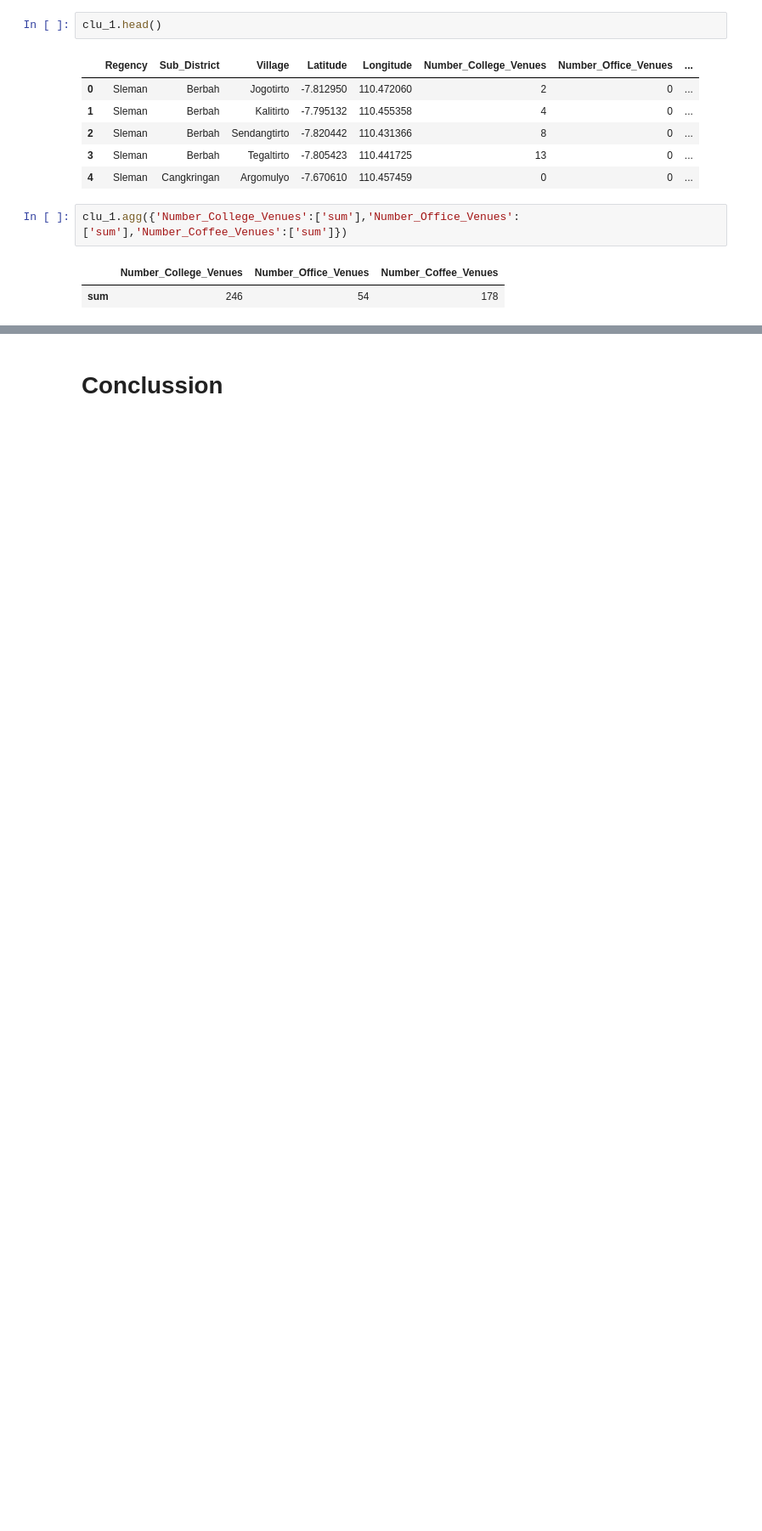
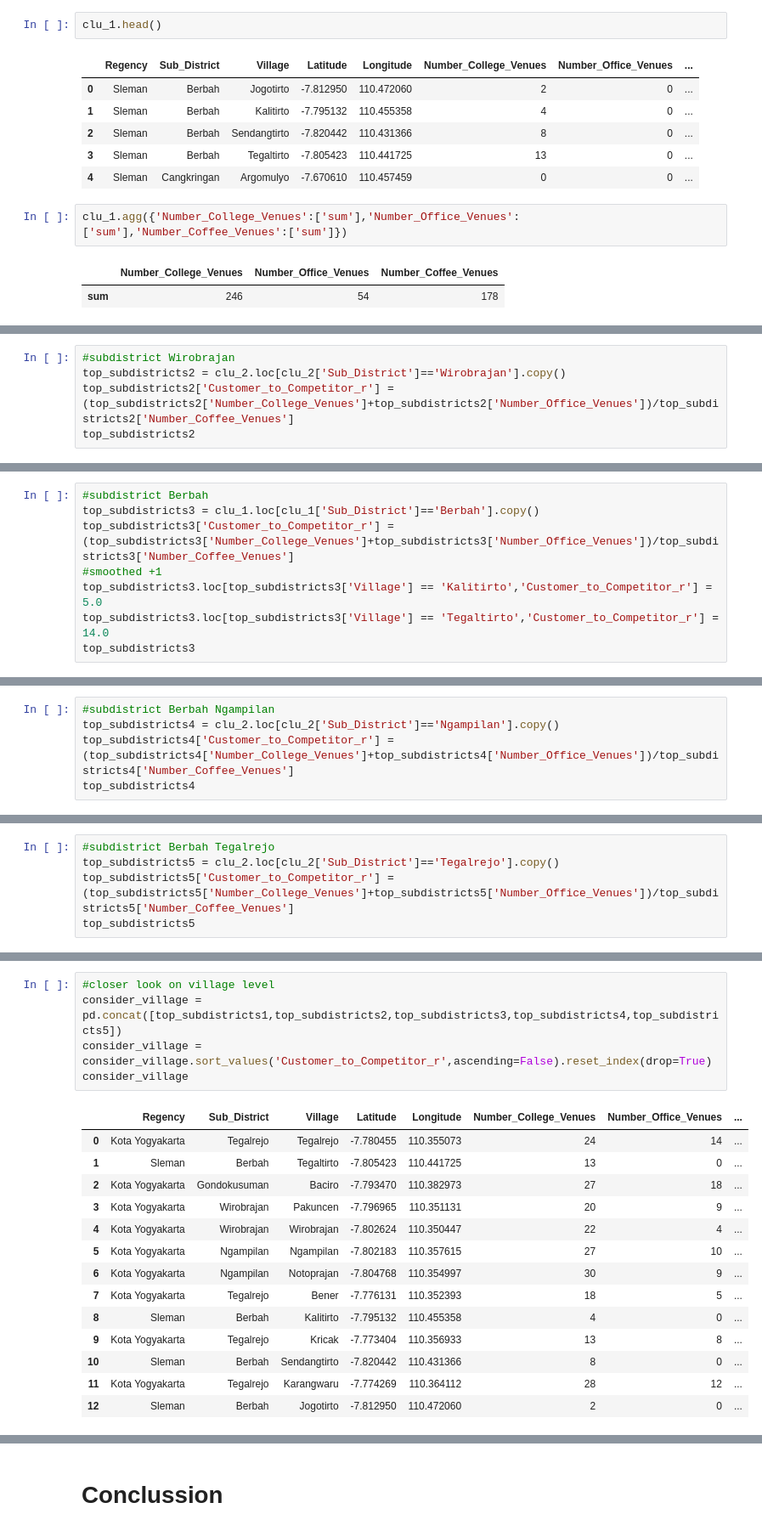
Before and after one commit to zylbergs/Project_Portofolio, a Jupyter notebook: IBMDS_capstone_project_Strategic_Branch_Estabilishment/Strategic_Branch_Estabilishment.ipynb, the cells around one changed output, grey strips where cells are left out. Shown at 85% size. Cells and saved outputs as stored; diff of their text form; blank space fills up the shorter version.

```diff
--- a/IBMDS_capstone_project_Strategic_Branch_Estabilishment/Strategic_Branch_Estabilishment.ipynb
+++ b/IBMDS_capstone_project_Strategic_Branch_Estabilishment/Strategic_Branch_Estabilishment.ipynb
@@ -550,0 +492,5 @@ df_yk
+# %%
+#subdistrict Wirobrajan
+top_subdistricts2 = clu_2.loc[clu_2['Sub_District']=='Wirobrajan'].copy()
+top_subdistricts2['Customer_to_Competitor_r'] = (top_subdistricts2['Number_College_Venues']+top_subdistricts2['Number_Office_Venues'])/top_subdistricts2['Number_Coffee_Venues']
+top_subdistricts2
@@ -550,0 +501,8 @@ df_yk
+# %%
+#subdistrict Berbah
+top_subdistricts3 = clu_1.loc[clu_1['Sub_District']=='Berbah'].copy()
+top_subdistricts3['Customer_to_Competitor_r'] = (top_subdistricts3['Number_College_Venues']+top_subdistricts3['Number_Office_Venues'])/top_subdistricts3['Number_Coffee_Venues']
+#smoothed +1
+top_subdistricts3.loc[top_subdistricts3['Village'] == 'Kalitirto','Customer_to_Competitor_r'] = 5.0
+top_subdistricts3.loc[top_subdistricts3['Village'] == 'Tegaltirto','Customer_to_Competitor_r'] = 14.0
+top_subdistricts3
@@ -550,0 +515,5 @@ df_yk
+# %%
+#subdistrict Berbah Ngampilan
+top_subdistricts4 = clu_2.loc[clu_2['Sub_District']=='Ngampilan'].copy()
+top_subdistricts4['Customer_to_Competitor_r'] = (top_subdistricts4['Number_College_Venues']+top_subdistricts4['Number_Office_Venues'])/top_subdistricts4['Number_Coffee_Venues']
+top_subdistricts4
@@ -550,0 +524,5 @@ df_yk
+# %%
+#subdistrict Berbah Tegalrejo
+top_subdistricts5 = clu_2.loc[clu_2['Sub_District']=='Tegalrejo'].copy()
+top_subdistricts5['Customer_to_Competitor_r'] = (top_subdistricts5['Number_College_Venues']+top_subdistricts5['Number_Office_Venues'])/top_subdistricts5['Number_Coffee_Venues']
+top_subdistricts5
@@ -550,0 +535,20 @@ df_yk
+# %%
+#closer look on village level
+consider_village = pd.concat([top_subdistricts1,top_subdistricts2,top_subdistricts3,top_subdistricts4,top_subdistricts5])
+consider_village = consider_village.sort_values('Customer_to_Competitor_r',ascending=False).reset_index(drop=True)
+consider_village
+# %% [output]
+|  | Regency | Sub_District | Village | Latitude | Longitude | Number_College_Venues | Number_Office_Venues | ... |
+| 0 | Kota Yogyakarta | Tegalrejo | Tegalrejo | -7.780455 | 110.355073 | 24 | 14 | ... |
+| 1 | Sleman | Berbah | Tegaltirto | -7.805423 | 110.441725 | 13 | 0 | ... |
+| 2 | Kota Yogyakarta | Gondokusuman | Baciro | -7.793470 | 110.382973 | 27 | 18 | ... |
+| 3 | Kota Yogyakarta | Wirobrajan | Pakuncen | -7.796965 | 110.351131 | 20 | 9 | ... |
+| 4 | Kota Yogyakarta | Wirobrajan | Wirobrajan | -7.802624 | 110.350447 | 22 | 4 | ... |
+| 5 | Kota Yogyakarta | Ngampilan | Ngampilan | -7.802183 | 110.357615 | 27 | 10 | ... |
+| 6 | Kota Yogyakarta | Ngampilan | Notoprajan | -7.804768 | 110.354997 | 30 | 9 | ... |
+| 7 | Kota Yogyakarta | Tegalrejo | Bener | -7.776131 | 110.352393 | 18 | 5 | ... |
+| 8 | Sleman | Berbah | Kalitirto | -7.795132 | 110.455358 | 4 | 0 | ... |
+| 9 | Kota Yogyakarta | Tegalrejo | Kricak | -7.773404 | 110.356933 | 13 | 8 | ... |
+| 10 | Sleman | Berbah | Sendangtirto | -7.820442 | 110.431366 | 8 | 0 | ... |
+| 11 | Kota Yogyakarta | Tegalrejo | Karangwaru | -7.774269 | 110.364112 | 28 | 12 | ... |
+| 12 | Sleman | Berbah | Jogotirto | -7.812950 | 110.472060 | 2 | 0 | ... |
```
Also changed, not shown: parts of 29 cells of this notebook, 9 other files.
